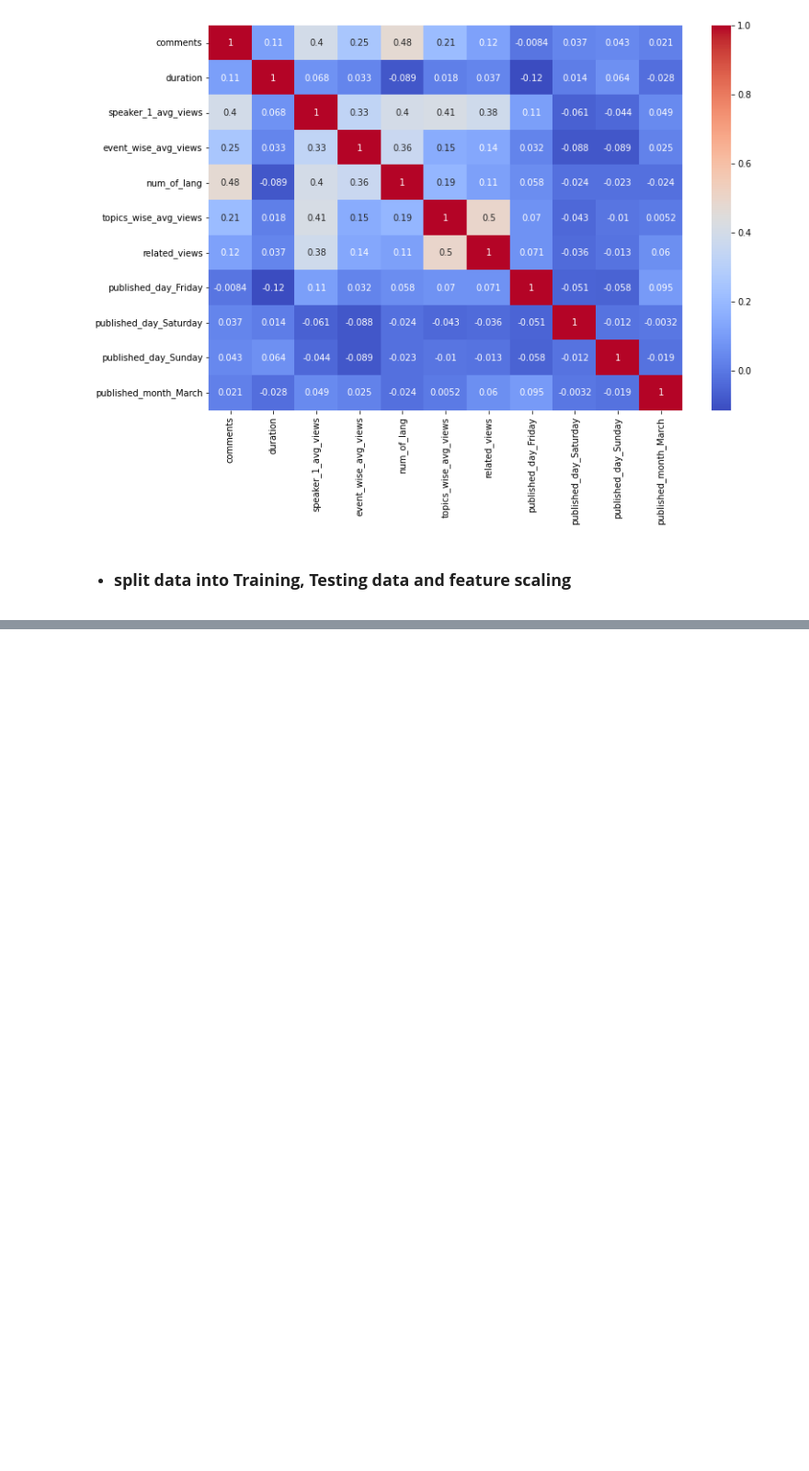
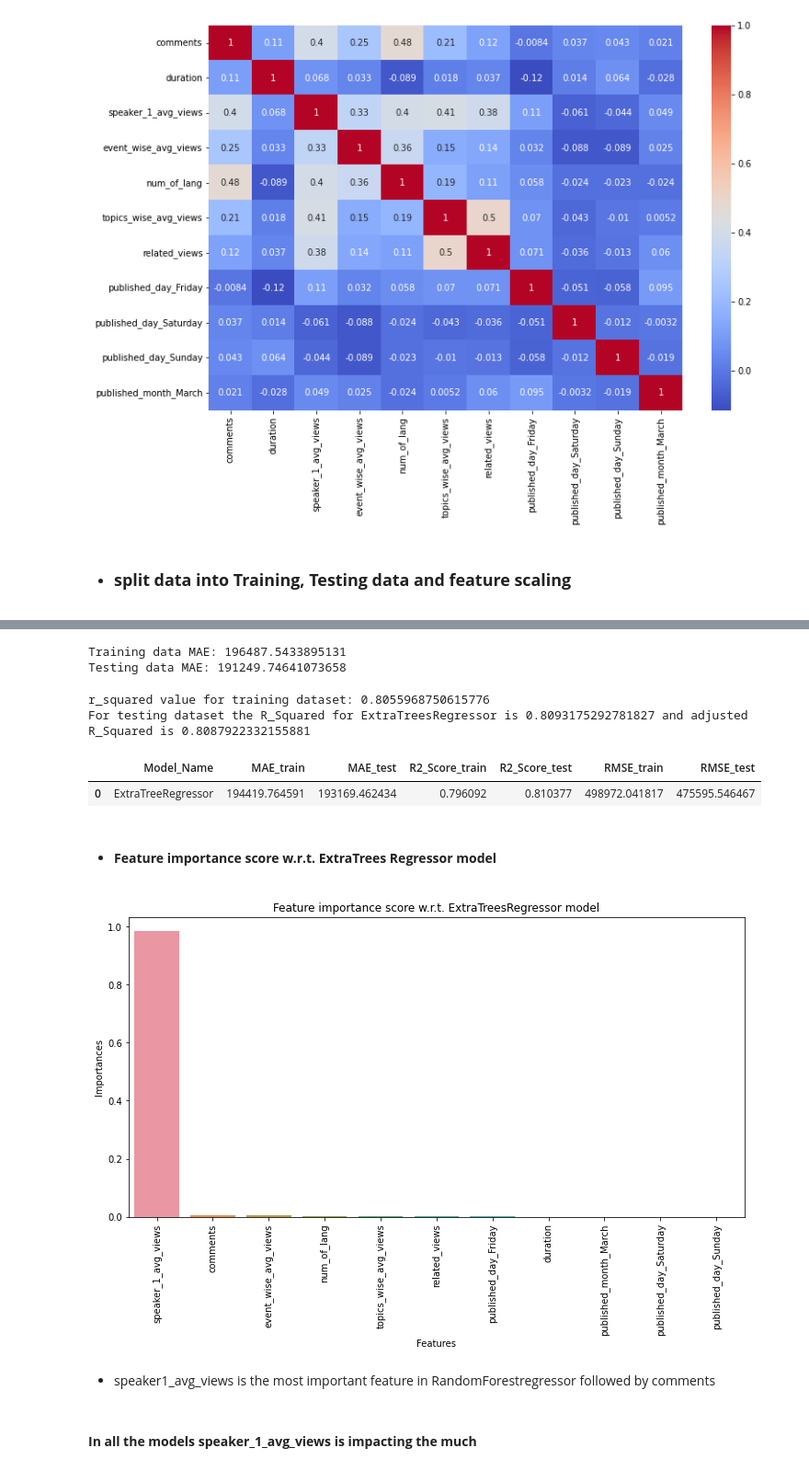
Before and after one commit to Rajesh1505/Ted_Talk_Views_Prediction-Capstone_Project_2, a Jupyter notebook: Ted_Talk_Views_Prediction_Rajesh_Kumar_Patel.ipynb, the cells around one changed output, grey strips where cells are left out. Shown at 92% size. Drawn from its saved outputs; the diff is of its cells as text; code cells hidden in the pictures; blank space fills up the shorter version.

```diff
--- a/Ted_Talk_Views_Prediction_Rajesh_Kumar_Patel.ipynb
+++ b/Ted_Talk_Views_Prediction_Rajesh_Kumar_Patel.ipynb
@@ -838,0 +1137,7 @@ X_test = scaler.fit_transform(X_test)
+# %%
+# Creating an instance of the Extratrees regressor
+et_model = ExtraTreesRegressor(criterion='mae')
+
+#RandomSearch
+et_random = RandomizedSearchCV(et_model,param_dict,verbose=2,cv=5)
+et_random.fit(X_train,y_train)
@@ -838,0 +1198,60 @@ X_test = scaler.fit_transform(X_test)
+# %%
+# Calculating MAE for training and test set
+y_pred = et_optimal_model.predict(X_train)
+y_test_pred = et_optimal_model.predict(X_test)
+print(f'Training data MAE: {metrics.mean_absolute_error(y_train, y_pred)}')
+print(f'Testing data MAE: {metrics.mean_absolute_error(y_test, y_test_pred)}')
+# %% [output]
+Training data MAE: 196487.5433895131
+Testing data MAE: 191249.74641073658
+# %%
+# Making predictions for test data and also calculating r2_score
+y_hat = et_optimal_model.predict(X_test)
+print(f'r_squared value for training dataset: {rf_optimal_model.score(X_train, y_train)}')
+r_squared= r2_score(y_test,y_hat)
+
+#Calculate Adjusted R-sqaured
+
+adjusted_r_squared = 1 - (1-r_squared)*(len(y)-1)/(len(y)-X.shape[1]-1)
+print(f'For testing dataset the R_Squared for ExtraTreesRegressor is {r_squared} and adjusted R_Squared is {adjusted_r_squared}')
+# %% [output]
+r_squared value for training dataset: 0.8055968750615776
+For testing dataset the R_Squared for ExtraTreesRegressor is 0.8093175292781827 and adjusted R_Squared is 0.8087922332155881
+# %%
+# store all the scores in a dataframe
+et=ExtraTreesRegressor(criterion='mae',max_depth=8, min_samples_leaf=50,min_samples_split=100, n_estimators=50)
+et_optimal_model=et.fit(X_train,y_train)
+model_data=[]
+model_dict={}
+model_dict["Model_Name"] = 'ExtraTreeRegressor'
+model_dict["MAE_train"] =mean_absolute_error(y_train, et_optimal_model.predict(X_train))
+model_dict["MAE_test"] =mean_absolute_error(y_test, et_optimal_model.predict(X_test))
+model_dict["R2_Score_train"] = r2_score(y_train,et_optimal_model.predict(X_train))
+model_dict["R2_Score_test"] = r2_score(y_test,et_optimal_model.predict(X_test))
+model_dict["RMSE_train"] = np.sqrt(mean_squared_error(y_train,et_optimal_model.predict(X_train)))
+model_dict["RMSE_test"] = np.sqrt(mean_squared_error(y_test,et_optimal_model.predict(X_test)))
+model_data.append(model_dict)
+
+results_df_et = pd.DataFrame(model_data)
+# %%
+results_df_et
+# %% [output]
+|  | Model_Name | MAE_train | MAE_test | R2_Score_train | R2_Score_test | RMSE_train | RMSE_test |
+| 0 | ExtraTreeRegressor | 194419.764591 | 193169.462434 | 0.796092 | 0.810377 | 498972.041817 | 475595.546467 |
+# %% [markdown]
+* #### **Feature importance score w.r.t. ExtraTrees Regressor model**
+# %%
+#visualize important features w.r.t. ExtraTrees Regressor model.
+importances = pd.DataFrame({'Features': X.columns, 'Importances': et.feature_importances_})
+importances = importances.sort_values(by=['Importances'], axis='index', ascending=False)
+plt.figure(figsize=(12, 6))
+sns.barplot('Features', 'Importances', data=importances)
+plt.xticks(rotation=90)
+plt.title('Feature importance score w.r.t. ExtraTreesRegressor model')
+plt.show()
+# %% [output]
+[figure, added]
+# %% [markdown]
+* speaker1_avg_views is the most important feature in RandomForestregressor followed by comments
+# %% [markdown]
+#### **In all the models speaker_1_avg_views is impacting the much**
```
Also changed, not shown: parts of 30 cells of this notebook.
